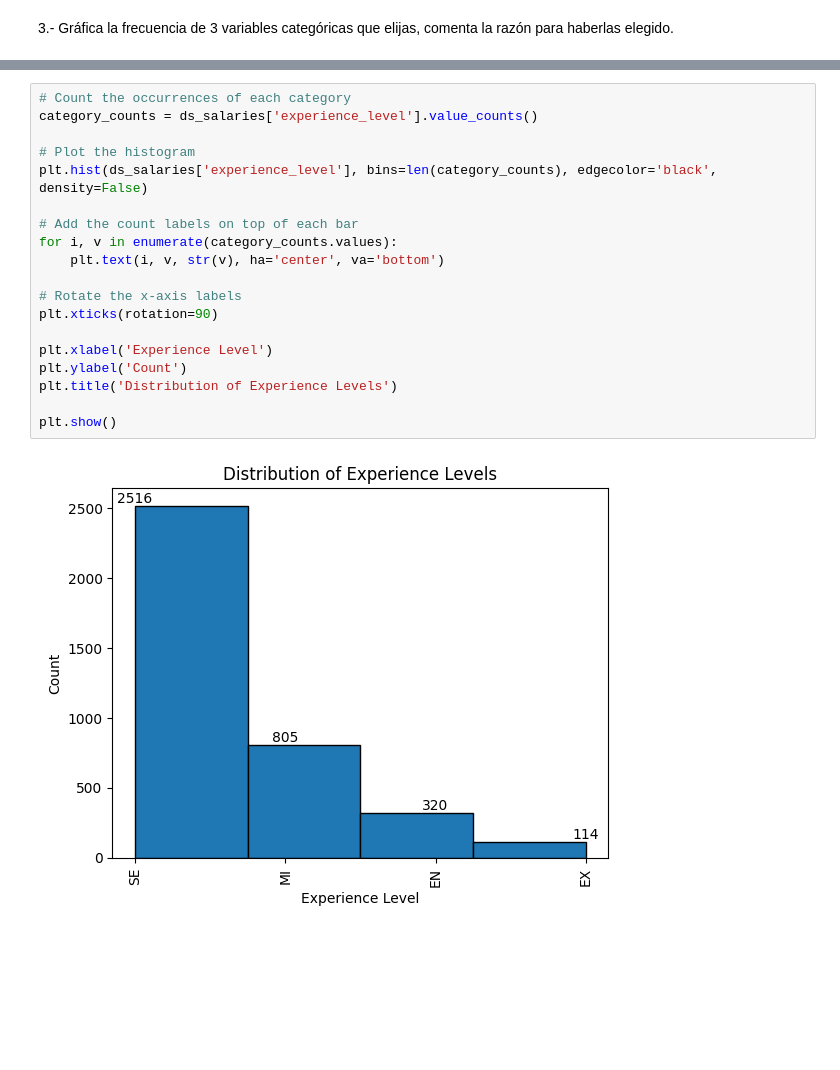
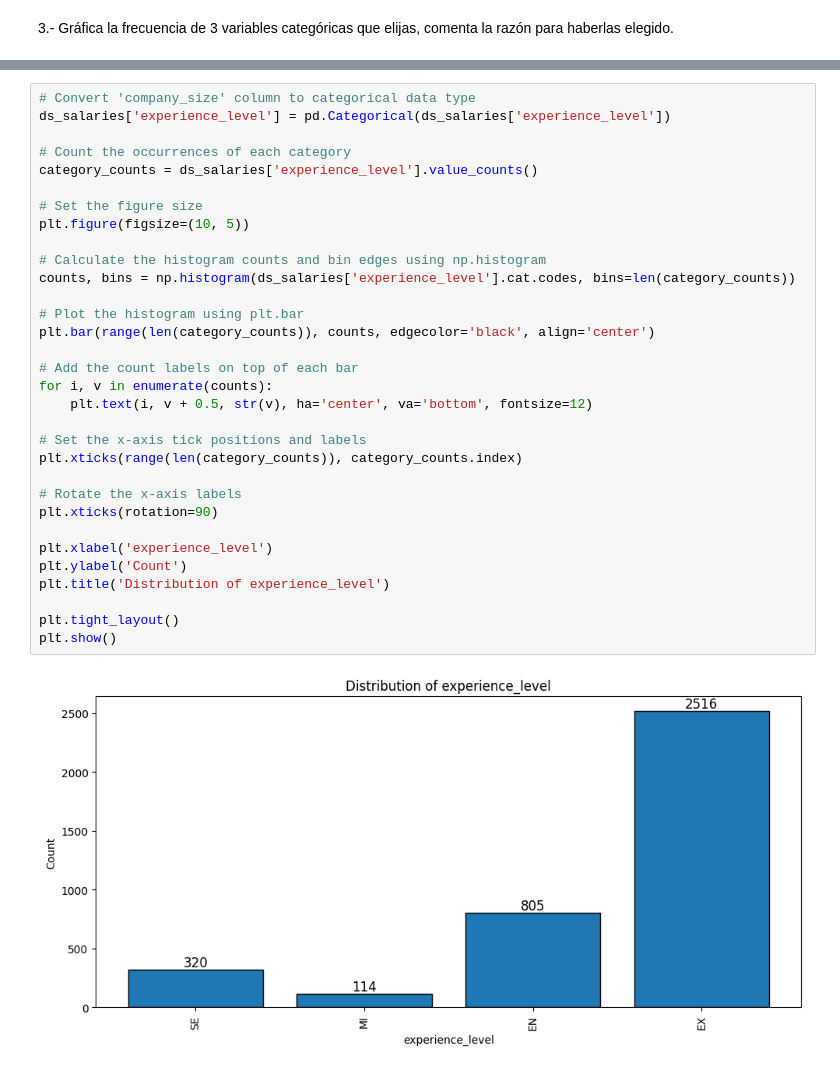
Before and after one commit to Sergio-Ibarra-1795/Diplomado_UNAM_DC_Full_gitHub, a Jupyter notebook: Modulo5_Manipulacion_datos/Ibarra_Sergio_Modulo5_Caso_uso.ipynb, the cells around one changed output, grey strips where cells are left out. Drawn from its saved outputs; the diff is of its cells as text; blank space fills up the shorter version.

Commit message:
Agregando ejemplo de como graficar histogramas donde se indique el label de los value spor categoria en el centro de 'cada barra'

```diff
--- a/Modulo5_Manipulacion_datos/Ibarra_Sergio_Modulo5_Caso_uso.ipynb
+++ b/Modulo5_Manipulacion_datos/Ibarra_Sergio_Modulo5_Caso_uso.ipynb
@@ -100,22 +107,35 @@ ds_salaries.mode()
 # %%
+# Convert 'company_size' column to categorical data type
+ds_salaries['experience_level'] = pd.Categorical(ds_salaries['experience_level'])
+
 # Count the occurrences of each category
 category_counts = ds_salaries['experience_level'].value_counts()
 
-# Plot the histogram
-plt.hist(ds_salaries['experience_level'], bins=len(category_counts), edgecolor='black', density=False)
+# Set the figure size
+plt.figure(figsize=(10, 5))
+
+# Calculate the histogram counts and bin edges using np.histogram
+counts, bins = np.histogram(ds_salaries['experience_level'].cat.codes, bins=len(category_counts))
+
+# Plot the histogram using plt.bar
+plt.bar(range(len(category_counts)), counts, edgecolor='black', align='center')
 
 # Add the count labels on top of each bar
-for i, v in enumerate(category_counts.values):
-    plt.text(i, v, str(v), ha='center', va='bottom')
+for i, v in enumerate(counts):
+    plt.text(i, v + 0.5, str(v), ha='center', va='bottom', fontsize=12)
+
+# Set the x-axis tick positions and labels
+plt.xticks(range(len(category_counts)), category_counts.index)
 
 # Rotate the x-axis labels
 plt.xticks(rotation=90)
 
-plt.xlabel('Experience Level')
+plt.xlabel('experience_level')
 plt.ylabel('Count')
-plt.title('Distribution of Experience Levels')
+plt.title('Distribution of experience_level')
 
+plt.tight_layout()
 plt.show()
 # %% [output]
-[figure, old version]
+[figure, new version]
 # %%
```
Also changed, not shown: parts of 31 cells of this notebook.
